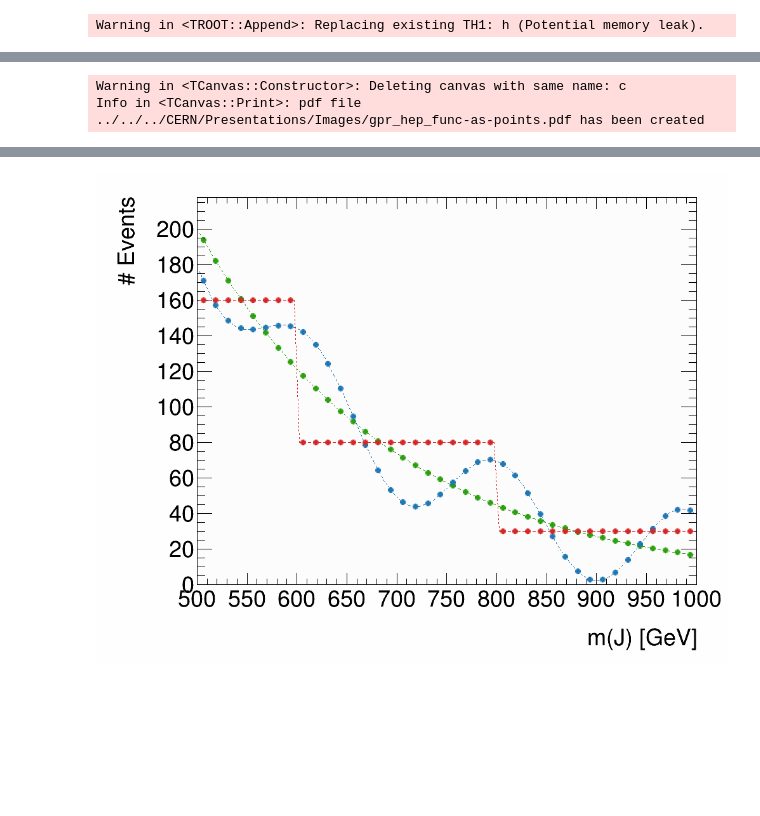
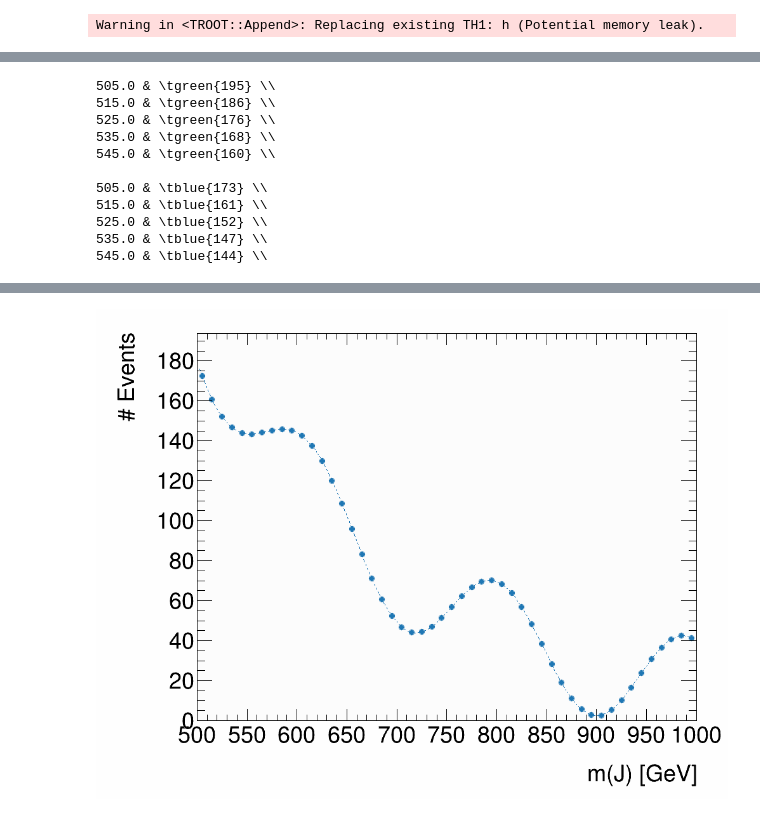
Before and after one commit to riley-x/GaussianProcessExample, a Jupyter notebook: hep.ipynb, the cells around one changed output, grey strips where cells are left out. Drawn from its saved outputs; the diff is of its cells as text; code cells hidden in the pictures; blank space fills up the shorter version.

```diff
--- a/hep.ipynb
+++ b/hep.ipynb
@@ -29,14 +29,19 @@ f_true = ROOT.TF1('f', f'[0] * e^(-(x - {m_min}) / [1])', m_min, m_max)
 f_true.SetParameters(200, 200)
 
 h_data = ROOT.TH1F('h', '', n, m_min, m_max)
+x_train = []
+y_train = []
 signal_region_bins = [n//2 - 1, n//2] # exclusive top
 signal_region_bin_centers = [h_data.GetBinCenter(i) for i in signal_region_bins]
 
 for i in range(1, n+1):
     if i in signal_region_bins: continue
-    v = f_true(h_data.GetBinCenter(i))
+    x = h_data.GetBinCenter(i)
+    v = f_true(x)
     e = np.random.normal(scale=1.5 * v**0.5) # add some noise
     h_data.SetBinContent(i, v + e)
+    x_train.append(x)
+    y_train.append(v + e)
 # %% [output]
 Warning in <TROOT::Append>: Replacing existing TH1: h (Potential memory leak).
 # %%
@@ -109,36 +114,40 @@ Info in <TCanvas::Print>: pdf file ../../../CERN/Presentations/Images/gpr_hep_ba
 # %%
 ### Functions as Points ###
+funcs = [f_true, f_wiggly]
+names = ['f1', 'f2']
+colors = [plot.colors.green, plot.colors.blue]
+colors_latex = ['tgreen', 'tblue']
 
-hists = []
-funcs = [f_true, f_wiggly, f_step]
-for f in funcs:
-    n_step = 40
-    h = ROOT.TH1F(f.GetName() + 'h', '', n_step, m_min, m_max)
+for f,name,color,ctex in zip(funcs, names, colors, colors_latex):
+    n_step = 50
+    h = ROOT.TH1F(f'h_{name}', '', n_step, m_min, m_max)
     for i in range(n_step):
         h.SetBinContent(i+1, f(h.GetBinCenter(i+1)))
-    hists.append(h)
+        if i < 5:
+            print(f'{h.GetBinCenter(i+1)} & \\{ctex}' + '{' + str(round(h.GetBinContent(i+1))) + r'} \\')
+    print('')
 
-c = canvas()
-plot._plot(c, hists + funcs,
-    opts=['P'] * 3 + [''] * 3,
-    markercolor=[plot.colors.green, plot.colors.blue, plot.colors.red] * 2,
-    linewidth=1,
-    xtitle='m(J) [GeV]',
-    ytitle='# Events',
-)
+    c = canvas()
+    plot._plot(c, [h, f],
+        opts=['P', ''],
+        linecolor=color,
+        markercolor=color,
+        linewidth=1,
+        xtitle='m(J) [GeV]',
+        ytitle='# Events',
+    )
 
-# Question marks
-# texts = []
-# for x in signal_region_bin_centers:
-#     t = ROOT.TLatex(x, f_true(x), '?')
-#     t.SetTextColor(plot.colors.red)
-#     t.SetTextAlign(ROOT.kHAlignCenter + ROOT.kVAlignCenter)
-#     t.Draw()
-#     texts.append(t)
-
-# Draw
-c.Draw()
-save(c, 'gpr_hep_func-as-points.pdf')
+    c.Draw()
+    save(c, f'gpr_hep_{name}-points.pdf')
 # %% [output]
-Warning in <TCanvas::Constructor>: Deleting canvas with same name: c
-Info in <TCanvas::Print>: pdf file ../../../CERN/Presentations/Images/gpr_hep_func-as-points.pdf has been created
+505.0 & \tgreen{195} \\
+515.0 & \tgreen{186} \\
+525.0 & \tgreen{176} \\
+535.0 & \tgreen{168} \\
+545.0 & \tgreen{160} \\
+
+505.0 & \tblue{173} \\
+515.0 & \tblue{161} \\
+525.0 & \tblue{152} \\
+535.0 & \tblue{147} \\
+545.0 & \tblue{144} \\
@@ -145 +158 @@ Info in <TCanvas::Print>: pdf file ../../../CERN/Presentations/Images/gpr_hep_fu
-[figure, old version]
+[figure, new version]
```
Also changed, not shown: parts of 15 cells of this notebook.
